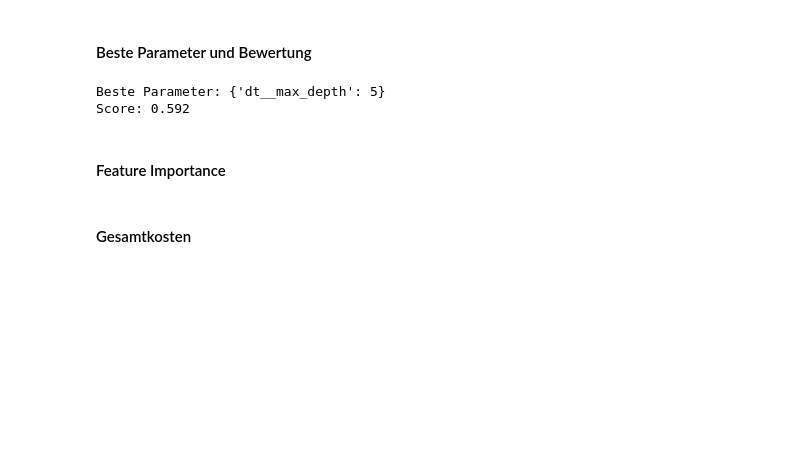
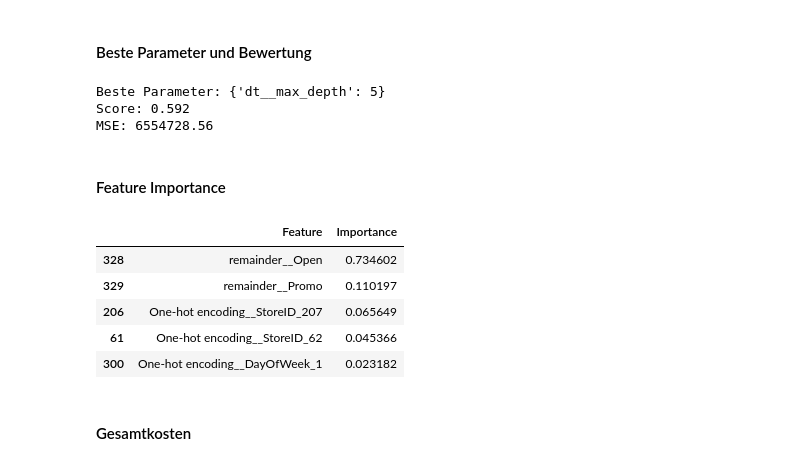
Before and after one commit to Rira1011/Projektarbeit-ML, a Jupyter notebook: Aufgabe4&5.ipynb, the cells around one changed output. Saved outputs shown, nothing was run; the diff lists cells and outputs as text; code cells hidden in the pictures; blank space fills up the shorter version.

```diff
--- a/Aufgabe4&5.ipynb
+++ b/Aufgabe4&5.ipynb
@@ -245,7 +245,7 @@ feature_names_out = column_trans.get_feature_names_out()
 # %% [markdown]
 #### Modelltraining
 # %%
-gt_pipe = Pipeline([("Vorverarbeitung", column_trans), ("dt", DecisionTreeRegressor())])
+dt_pipe = Pipeline([("Vorverarbeitung", column_trans), ("dt", DecisionTreeRegressor())])
 
 param_grid = {
     "dt__max_depth": [3, 4, 5],
@@ -255,7 +255,7 @@ param_grid = {
     #"Vorverarbeitung__Standard__with_std": [True, False]
 }
 
-gs = GridSearchCV(gt_pipe, param_grid, cv=5,error_score='raise')
+gs = GridSearchCV(dt_pipe, param_grid, cv=5, error_score='raise')
 
 gs.fit(X_train, y_train)
 # %% [output]
@@ -282,29 +282,39 @@ GridSearchCV(cv=5, error_score='raise',
 best_params = gs.best_params_
 
 # Bewertung auf den Testdaten
-y_pred = gs.predict(X_test)
+y_pred_dt = gs.predict(X_test)
 score = gs.score(X_test, y_test)
+mse = mean_squared_error(y_test, y_pred_dt)
 
 print("Beste Parameter:", best_params)
 print("Score:", round(score, 4))
+print("MSE:", round(mse, 4))
 # %% [output]
 Beste Parameter: {'dt__max_depth': 5}
 Score: 0.592
+MSE: 6554728.56
 # %% [markdown]
 #### Feature Importance
 # %%
 feature_importances_dt = gs.best_estimator_['dt'].feature_importances_
 
 
 feature_importance__dt_df = pd.DataFrame({
     'Feature': feature_names_out,
     'Importance': feature_importances_dt
 })
 
 
 feature_importance__dt_df = feature_importance__dt_df.sort_values(by='Importance', ascending=False)
 
-feature_importance__dt_df
+feature_importance__dt_df.head(5)
+# %% [output]
+|  | Feature | Importance |
+| 328 | remainder__Open | 0.734602 |
+| 329 | remainder__Promo | 0.110197 |
+| 206 | One-hot encoding__StoreID_207 | 0.065649 |
+| 61 | One-hot encoding__StoreID_62 | 0.045366 |
+| 300 | One-hot encoding__DayOfWeek_1 | 0.023182 |
 # %%
 filtered_dt_df = feature_importance__dt_df[feature_importance__dt_df['Importance'] > 0]
 
```
Also changed, not shown: parts of 8 cells of this notebook.
